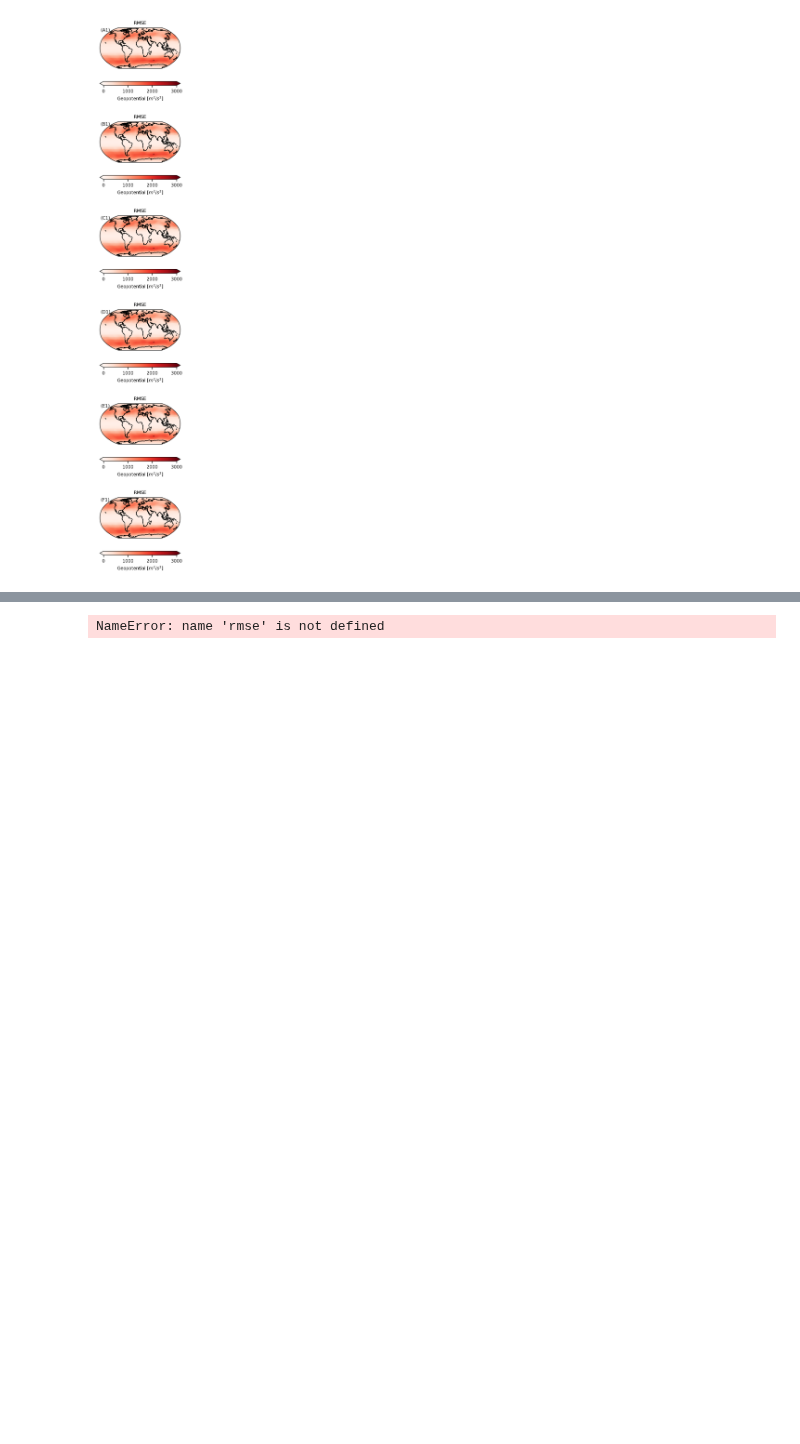
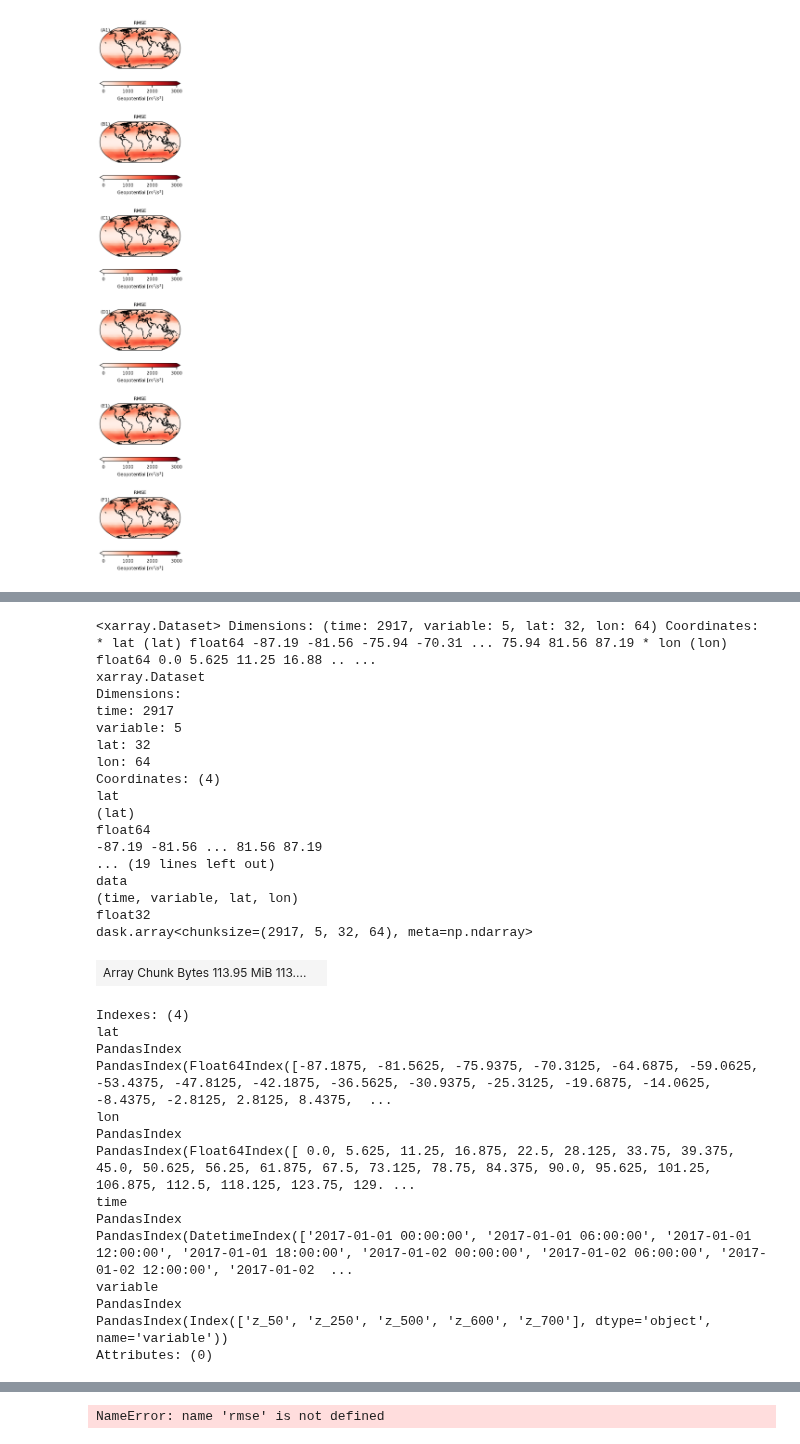
Before and after one commit to ECMWFCode4Earth/diffusion-models-for-weather-prediction, a Jupyter notebook: nb_submit_lr_schedule_selection.ipynb, the cells around one changed output, grey strips where cells are left out. Saved outputs shown, nothing was run; the diff lists cells and outputs as text; code cells hidden in the pictures; blank space fills up the shorter version.

Commit message:
fixed zarr bug

```diff
--- a/nb_submit_lr_schedule_selection.ipynb
+++ b/nb_submit_lr_schedule_selection.ipynb
@@ -229,0 +279,35 @@ Coordinates:
+# %%
+xr.open_zarr("/data/compoundx/WeatherDiff/model_input/{}_test.zarr/inputs".format(ds_id))
+# %% [output]
+<xarray.Dataset> Dimensions: (time: 2917, variable: 5, lat: 32, lon: 64) Coordinates: * lat (lat) float64 -87.19 -81.56 -75.94 -70.31 ... 75.94 81.56 87.19 * lon (lon) float64 0.0 5.625 11.25 16.88 .. ...
+xarray.Dataset
+Dimensions:
+time: 2917
+variable: 5
+lat: 32
+lon: 64
+Coordinates: (4)
+lat
+(lat)
+float64
+-87.19 -81.56 ... 81.56 87.19
+... (19 lines left out)
+data
+(time, variable, lat, lon)
+float32
+dask.array<chunksize=(2917, 5, 32, 64), meta=np.ndarray>
+| Array Chunk Bytes 113.95 MiB 113.... |  |
+Indexes: (4)
+lat
+PandasIndex
+PandasIndex(Float64Index([-87.1875, -81.5625, -75.9375, -70.3125, -64.6875, -59.0625, -53.4375, -47.8125, -42.1875, -36.5625, -30.9375, -25.3125, -19.6875, -14.0625, -8.4375, -2.8125, 2.8125, 8.4375,  ...
+lon
+PandasIndex
+PandasIndex(Float64Index([ 0.0, 5.625, 11.25, 16.875, 22.5, 28.125, 33.75, 39.375, 45.0, 50.625, 56.25, 61.875, 67.5, 73.125, 78.75, 84.375, 90.0, 95.625, 101.25, 106.875, 112.5, 118.125, 123.75, 129. ...
+time
+PandasIndex
+PandasIndex(DatetimeIndex(['2017-01-01 00:00:00', '2017-01-01 06:00:00', '2017-01-01 12:00:00', '2017-01-01 18:00:00', '2017-01-02 00:00:00', '2017-01-02 06:00:00', '2017-01-02 12:00:00', '2017-01-02  ...
+variable
+PandasIndex
+PandasIndex(Index(['z_50', 'z_250', 'z_500', 'z_600', 'z_700'], dtype='object', name='variable'))
+Attributes: (0)
```
Also changed, not shown: parts of 23 cells of this notebook.
